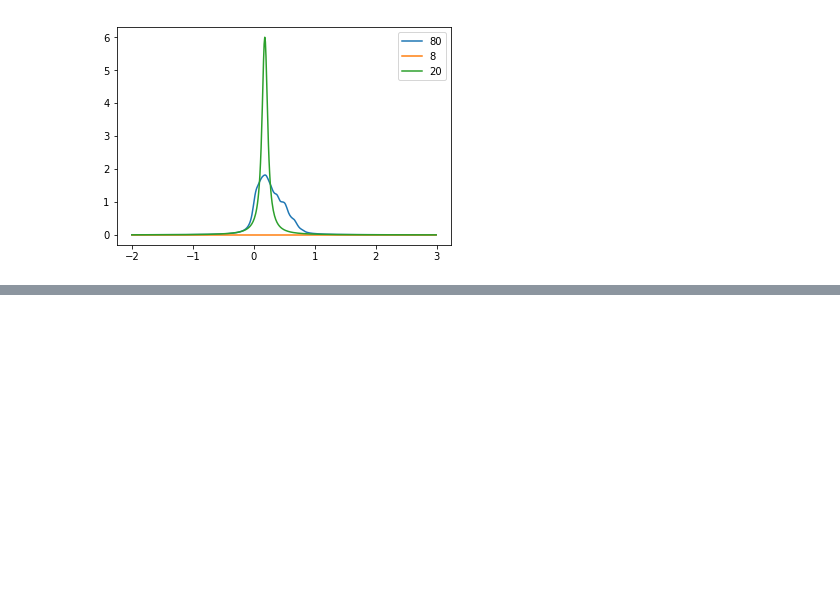
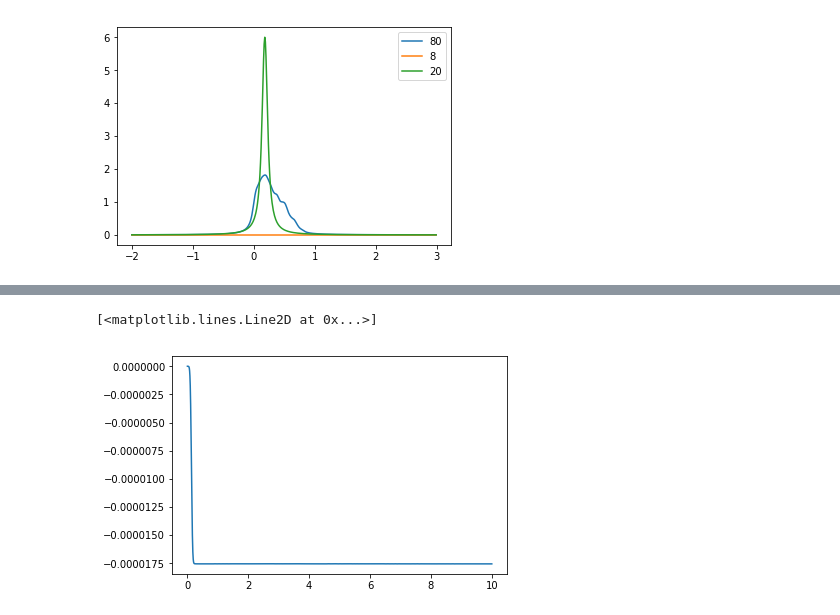
Before and after one commit to marcodalessandro76/Generation-and-decay-of-the-degree-of-spin-polarization-in-GaAs, a Jupyter notebook: ANALYSIS_Plots.ipynb, the cells around one changed output, grey strips where cells are left out. Drawn from its saved outputs; the diff is of its cells as text; code cells hidden in the pictures; blank space fills up the shorter version.

```diff
--- a/ANALYSIS_Plots.ipynb
+++ b/ANALYSIS_Plots.ipynb
@@ -932,0 +952,5 @@ plt.legend()
+# %%
+plt.plot(time100_width100*1e-3,rho100_width100)
+# %% [output]
+[<matplotlib.lines.Line2D at 0x...>]
+[figure, added]
```
Also changed, not shown: parts of 6 cells of this notebook, 1 other file.
